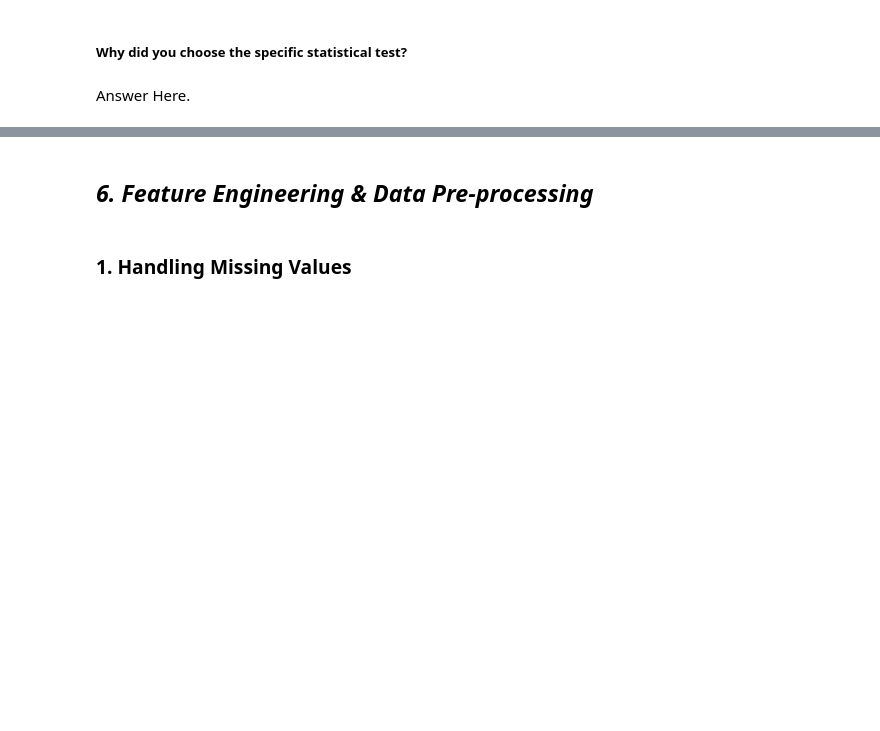
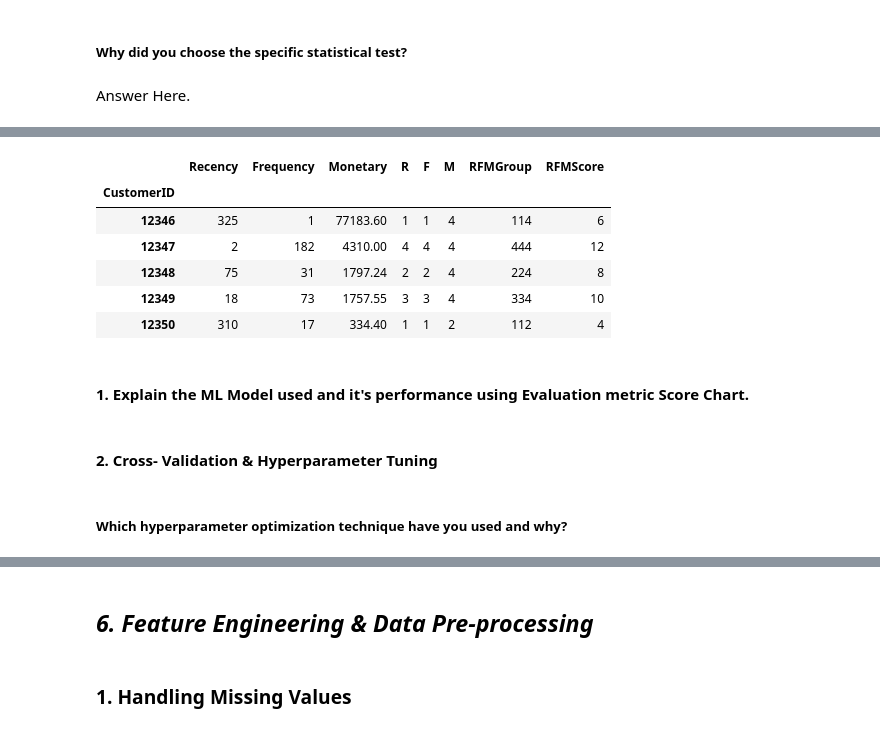
Before and after one commit to akshat-mishra-ds/Myntra-Online-Retail-Customer-Segmentation, a Jupyter notebook: Myntra_Online_Retail_Customer_Segmentation.ipynb, the cells around one changed output, grey strips where cells are left out. Drawn from its saved outputs; the diff is of its cells as text; code cells hidden in the pictures; blank space fills up the shorter version.

```diff
--- a/Myntra_Online_Retail_Customer_Segmentation.ipynb
+++ b/Myntra_Online_Retail_Customer_Segmentation.ipynb
@@ -846,0 +961,37 @@ Answer Here.
+# %%
+# ---------- Splitting into 4 segments using Quantiles ---------- #
+
+# Compute quantiles for Recency, Frequency, and Monetary
+quantiles = rfm_df.quantile(q=[0.25, 0.5, 0.75]).to_dict()
+# %%
+# ---------- Defining scoring using `pd.cut()` ---------- #
+
+rfm_df['R'] = pd.cut(rfm_df['Recency'], bins=[-1, quantiles['Recency'][0.25], quantiles['Recency'][0.50],
+                                              quantiles['Recency'][0.75], rfm_df['Recency'].max()], labels=[4, 3, 2, 1])
+
+rfm_df['F'] = pd.cut(rfm_df['Frequency'], bins=[-1, quantiles['Frequency'][0.25], quantiles['Frequency'][0.50],
+                                                quantiles['Frequency'][0.75], rfm_df['Frequency'].max()], labels=[1, 2, 3, 4])
+
+rfm_df['M'] = pd.cut(rfm_df['Monetary'], bins=[-1, quantiles['Monetary'][0.25], quantiles['Monetary'][0.50],
+                                               quantiles['Monetary'][0.75], rfm_df['Monetary'].max()], labels=[1, 2, 3, 4])
+# %%
+# Convert categorical scores to integer type
+rfm_df[['R', 'F', 'M']] = rfm_df[['R', 'F', 'M']].astype(int)
+
+# Create RFMGroup as a concatenated string
+rfm_df['RFMGroup'] = rfm_df[['R', 'F', 'M']].astype(str).agg(''.join, axis=1)
+
+# Calculate RFMScore as the sum of R, F, and M
+rfm_df['RFMScore'] = rfm_df[['R', 'F', 'M']].sum(axis=1)
+
+rfm_df.head()
+# %% [output]
+|  | Recency | Frequency | Monetary | R | F | M | RFMGroup | RFMScore |
+| CustomerID |  |  |  |  |  |  |  |  |
+| 12346 | 325 | 1 | 77183.60 | 1 | 1 | 4 | 114 | 6 |
+| 12347 | 2 | 182 | 4310.00 | 4 | 4 | 4 | 444 | 12 |
+| 12348 | 75 | 31 | 1797.24 | 2 | 2 | 4 | 224 | 8 |
+| 12349 | 18 | 73 | 1757.55 | 3 | 3 | 4 | 334 | 10 |
+| 12350 | 310 | 17 | 334.40 | 1 | 1 | 2 | 112 | 4 |
+# %% [markdown]
+#### 1. Explain the ML Model used and it's performance using Evaluation metric Score Chart.
@@ -846,0 +1000,2 @@ Answer Here.
+# %% [markdown]
+#### 2. Cross- Validation & Hyperparameter Tuning
@@ -846,0 +1008,2 @@ Answer Here.
+# %% [markdown]
+##### Which hyperparameter optimization technique have you used and why?
```
Also changed, not shown: parts of 32 cells of this notebook.
